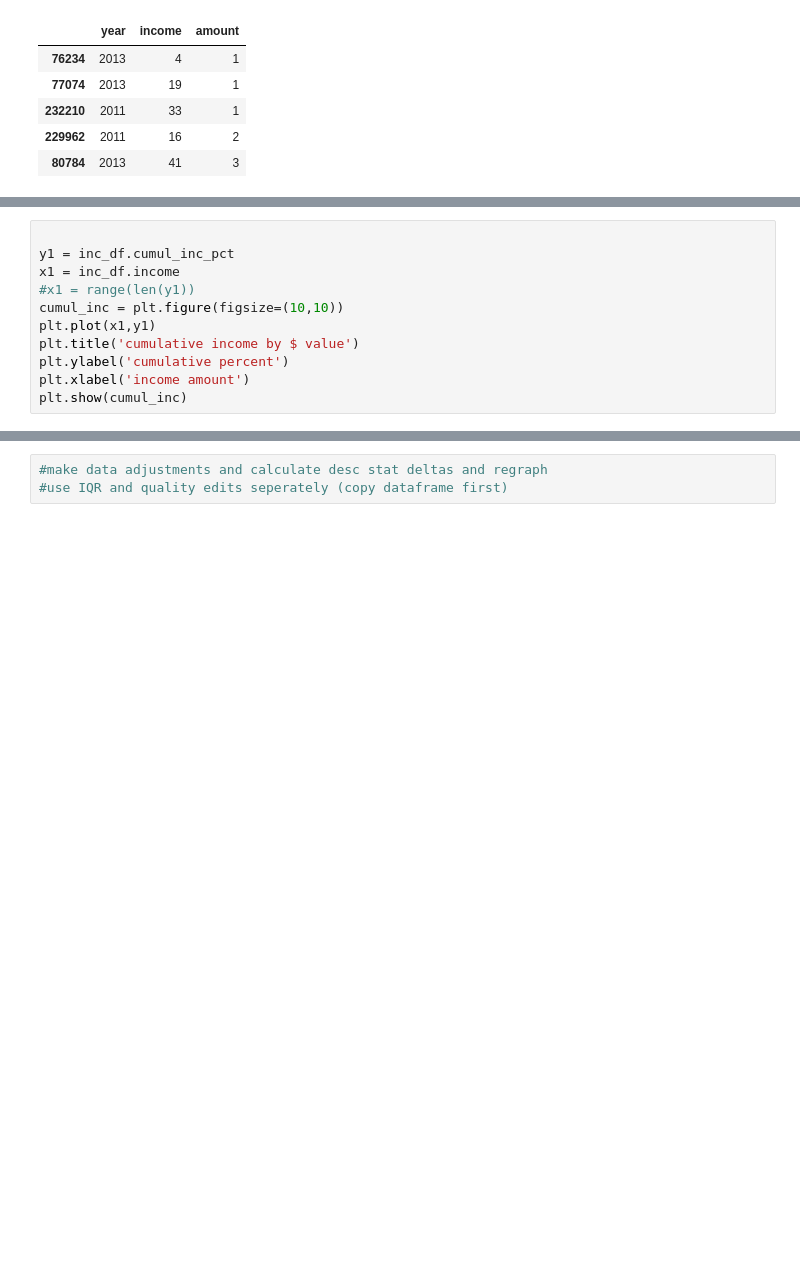
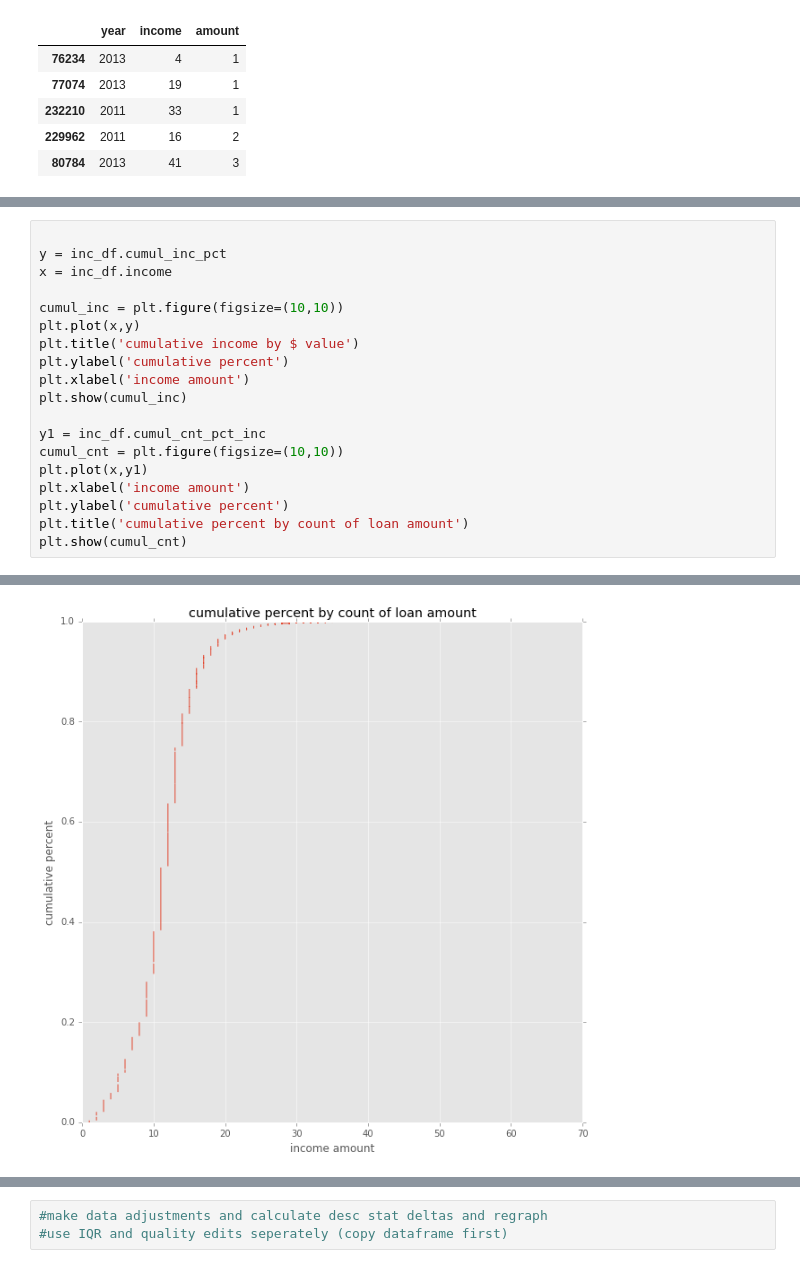
Before and after one commit to Kibrael/Edits, a Jupyter notebook: single_bank_viz.ipynb, the cells around one changed output, grey strips where cells are left out. Cells and saved outputs as stored; diff of their text form; blank space fills up the shorter version.

```diff
--- a/single_bank_viz.ipynb
+++ b/single_bank_viz.ipynb
@@ -109,16 +140,25 @@ plt.show(cumul_pct)
 # %%
 
-y1 = inc_df.cumul_inc_pct
-x1 = inc_df.income
-#x1 = range(len(y1))
+y = inc_df.cumul_inc_pct
+x = inc_df.income
+
 cumul_inc = plt.figure(figsize=(10,10))
-plt.plot(x1,y1)
+plt.plot(x,y)
 plt.title('cumulative income by $ value')
 plt.ylabel('cumulative percent')
 plt.xlabel('income amount')
 plt.show(cumul_inc)
+
+y1 = inc_df.cumul_cnt_pct_inc
+cumul_cnt = plt.figure(figsize=(10,10))
+plt.plot(x,y1)
+plt.xlabel('income amount')
+plt.ylabel('cumulative percent')
+plt.title('cumulative percent by count of loan amount')
+plt.show(cumul_cnt)
 # %% [output]
 [figure]
+[figure, added]
 # %%
 #calculate descriptive stats
 print(bank_df.amount.std(), 'std')
```
Also changed, not shown: parts of 6 cells of this notebook.
